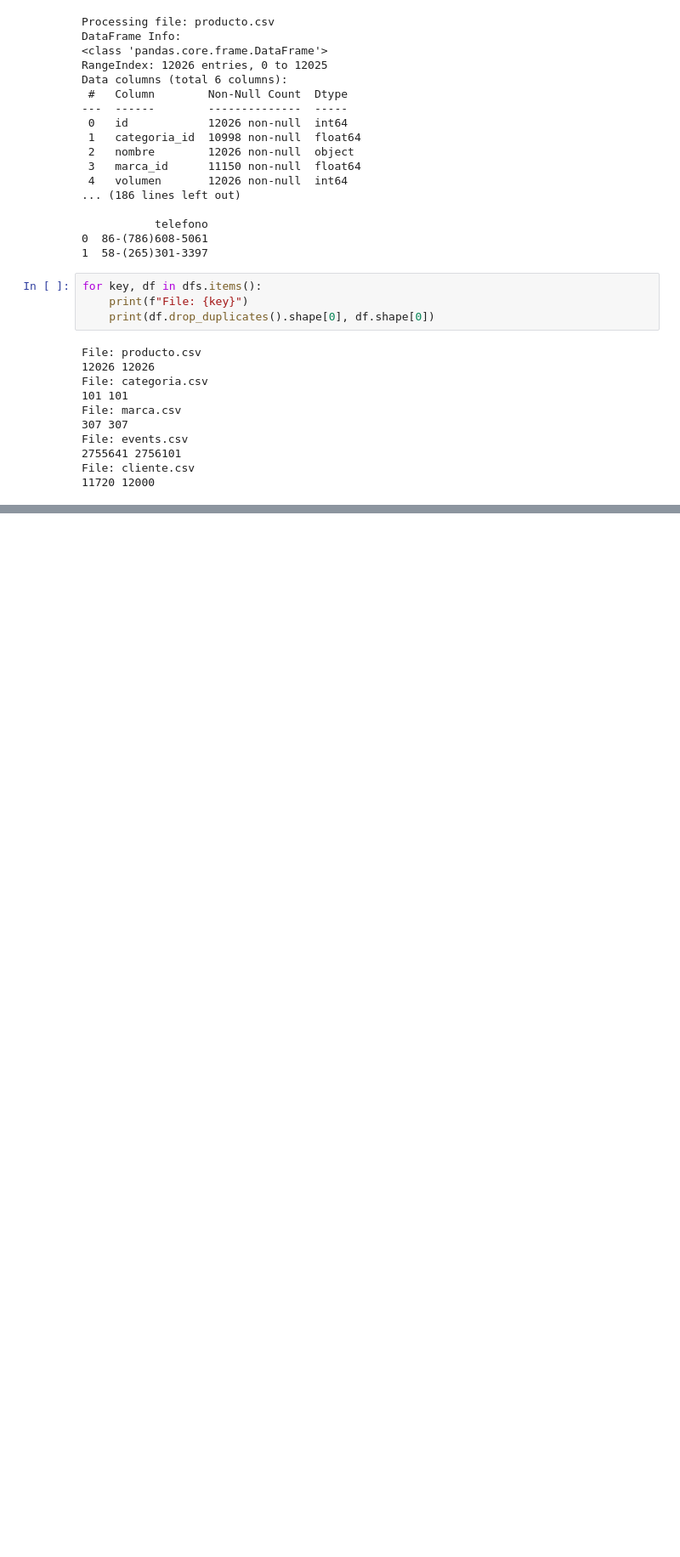
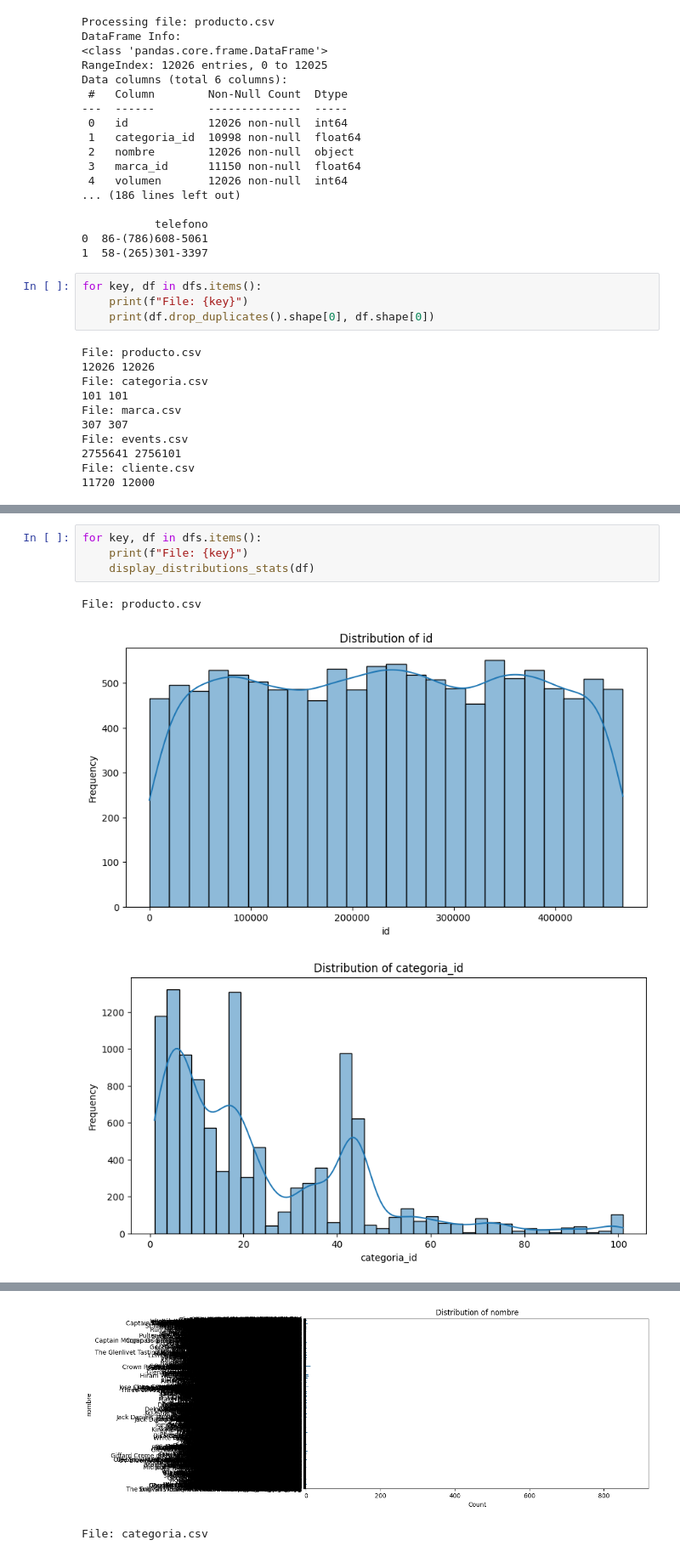
Before and after one commit to DiggsPapu/lab2_MLE, a Jupyter notebook: data_exploration.ipynb, the cells around one changed output, grey strips where cells are left out. Shown at 85% size. Drawn from its saved outputs; the diff is of its cells as text; blank space fills up the shorter version.

```diff
--- a/data_exploration.ipynb
+++ b/data_exploration.ipynb
@@ -105,0 +149,8 @@ File: cliente.csv
+# %%
+for key, df in dfs.items():
+    print(f"File: {key}")
+    display_distributions_stats(df)
+# %% [output]
+File: producto.csv
+[figure, added]
+[figure, added]
@@ -105,0 +160,2 @@ File: cliente.csv
+[figure, added]
+File: categoria.csv
```
Also changed, not shown: parts of 4 cells of this notebook.
